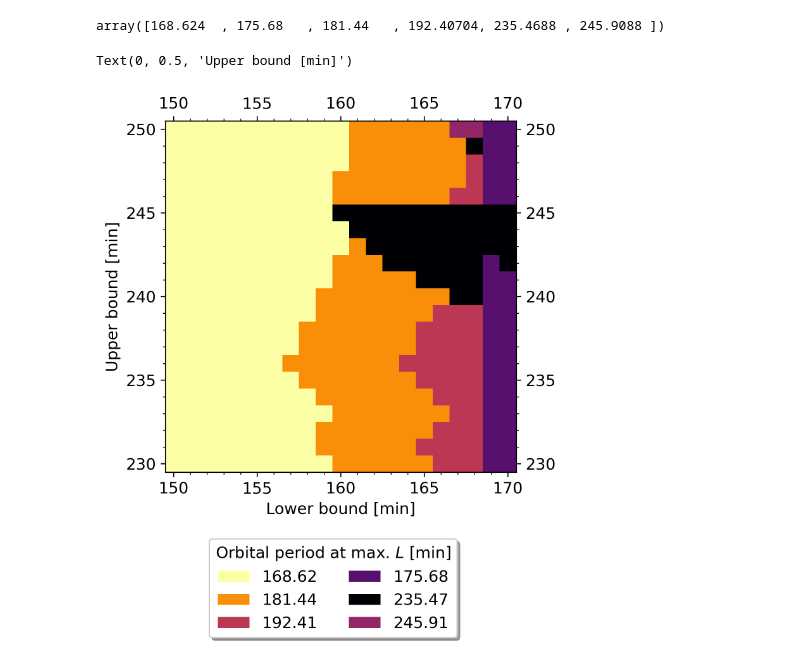
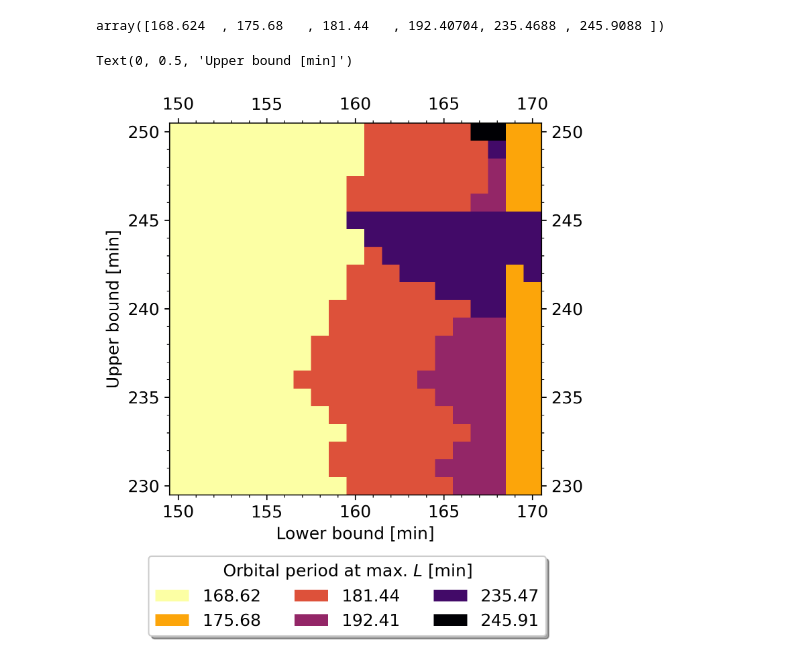
Before and after one commit to wknop/licencjat, a Jupyter notebook: test.ipynb, the cells around one changed output. Saved outputs shown, nothing was run; the diff lists cells and outputs as text; code cells hidden in the pictures.

```diff
--- a/test.ipynb
+++ b/test.ipynb
@@ -86,33 +86,35 @@ array([168.624  , 175.68   , 181.44   , 192.40704, 235.4688 , 245.9088 ])
 # %%
 
 from matplotlib.ticker import (MultipleLocator, AutoMinorLocator)
 from matplotlib.patches import Patch
 color_map = {168.62: np.array([252, 255, 164]),
-             181.44: np.array([249, 142, 9]),
-             192.41: np.array([188, 55, 84]),
-             175.68: np.array([87, 16, 110]),
-             235.47: np.array([0, 0, 4]),
-             245.91: np.array([147, 38, 103])}
+             175.68: np.array([252, 165, 10]),
+             181.44: np.array([221, 81, 58]),
+             192.41: np.array([147, 38, 103]),
+             235.47: np.array([66, 10, 104]),
+             245.91: np.array([0, 0, 4]),
+             }
+
 
 data = np.round(vals.reshape(21,21), 2)
 
 data_3d = np.ndarray(shape=(data.shape[0], data.shape[1], 3), dtype=int)
 for i in range(0, data.shape[0]):
     for j in range(0, data.shape[1]):
         data_3d[i][j] = color_map[data[i][j]]
 
 fig, ax = plt.subplots(1, 1, dpi=300)
 im = ax.imshow(data_3d, origin='lower')
 
 legend_elements = [Patch(facecolor=color_map[key]/255.0, label=f'{key:.2f}') for key in color_map]
-ax.legend(handles=legend_elements, bbox_to_anchor=(0.5, -0.27), loc="lower center",bbox_transform=fig.transFigure, ncol=2, fancybox=True, shadow=True, fontsize=12, title="Orbital period at max. $L$ [min]", title_fontsize=12)
+ax.legend(handles=legend_elements, bbox_to_anchor=(0.5, -0.2), loc="lower center",bbox_transform=fig.transFigure, ncol=3, fancybox=True, shadow=True, fontsize=12, title="Orbital period at max. $L$ [min]", title_fontsize=12)
 ax.set_xticks(np.arange(0, 21, 5), labels=np.arange(150, 171, 5))
 ax.set_yticks(np.arange(0, 21, 5), labels=np.arange(230, 251, 5))
 ax.xaxis.set_minor_locator(MultipleLocator())
 ax.yaxis.set_minor_locator(AutoMinorLocator())
 ax.tick_params(labelsize=12, labelbottom=True, labelleft=True, labelright=True, labeltop=True, top=True, bottom=True, left=True, right=True, which='both')
 ax.set_xlabel('Lower bound [min]', fontsize=12)
 ax.set_ylabel('Upper bound [min]', fontsize=12)
 # %% [output]
 Text(0, 0.5, 'Upper bound [min]')
-[figure, old version]
+[figure, new version]
```
Also changed, not shown: parts of 5 cells of this notebook, 1 other file.
